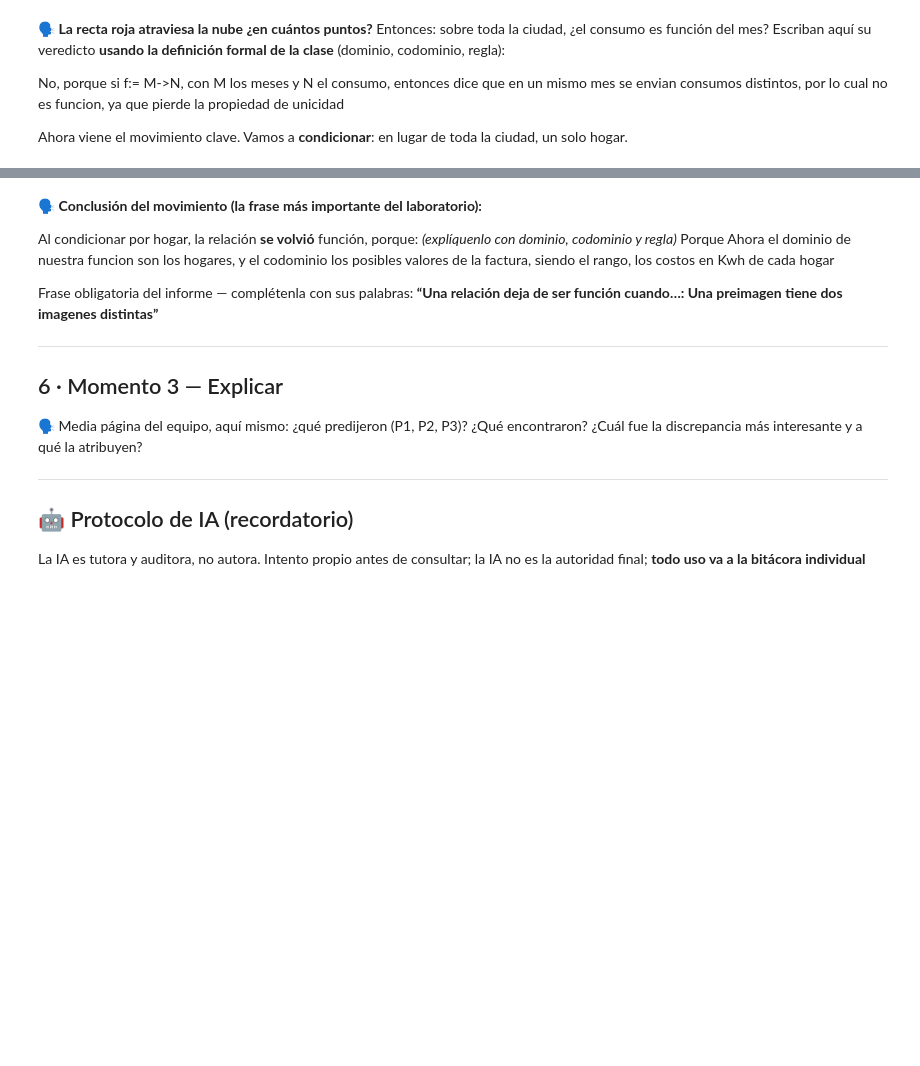
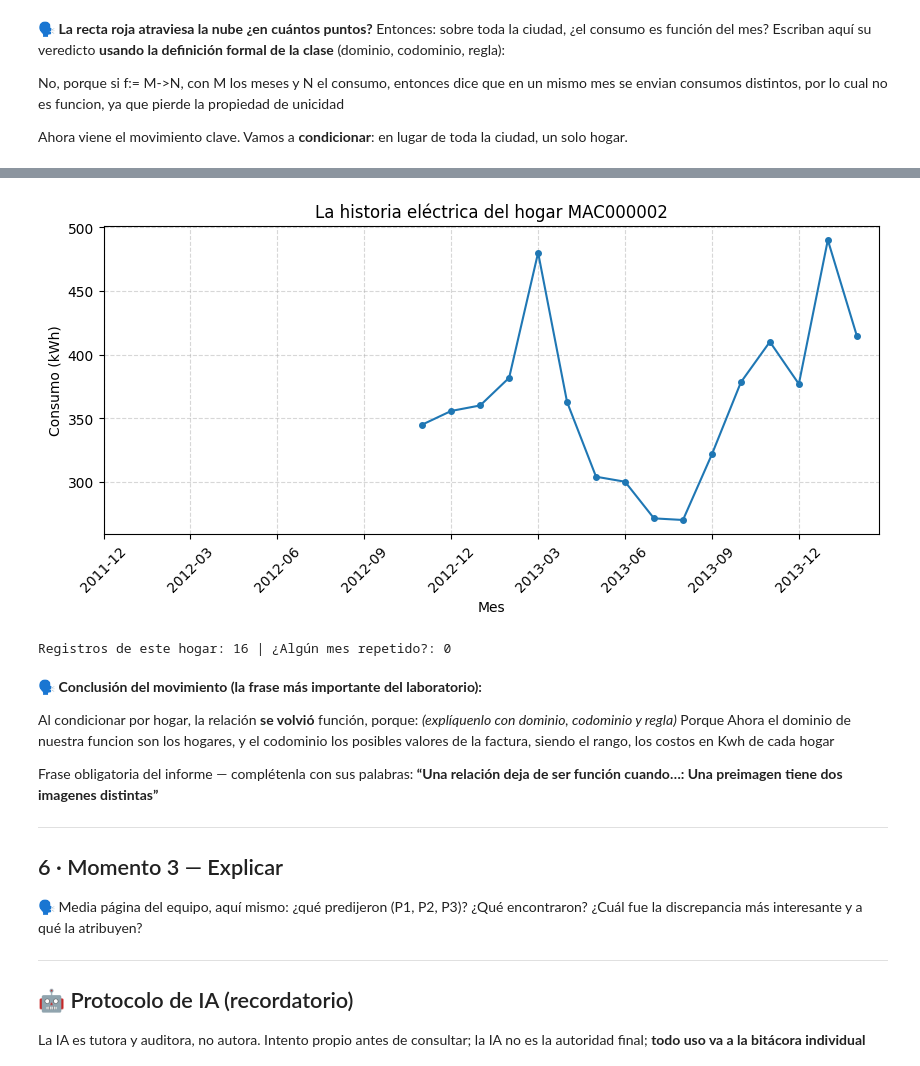
Before and after one commit to anordonezc/Lab-Calculo-D, a Jupyter notebook: L1_sesion1.ipynb, the cells around one changed output, grey strips where cells are left out. Saved outputs shown, nothing was run; the diff lists cells and outputs as text; code cells hidden in the pictures; blank space fills up the shorter version.

```diff
--- a/L1_sesion1.ipynb
+++ b/L1_sesion1.ipynb
@@ -230,3 +234,30 @@ NameError: name 'df' is not defined
+# %%
+# ✏️ Ejercicio 4 — Un solo hogar.
+# Elijan un código de hogar (mírenlos con df["hogar"].unique()[:10]) y grafiquen SU serie:
+# mes en el eje x, kwh en el eje y. ¹Cuántos puntos atraviesa ahora una recta vertical?
+
+# Corregido: Asignamos el código del hogar como un string directamente
+hogar_elegido = "MAC000002"
+serie = df[df["hogar"] == hogar_elegido].sort_values("mes")
+
+# Aseguramos que 'meses' y 'pos' estén definidos para evitar el NameError
+meses = sorted(df["mes"].unique())
+pos = {m: i for i, m in enumerate(meses)}
+
+plt.figure(figsize=(10, 4))
+plt.plot(serie["mes"].map(pos), serie["kwh"], marker="o", markersize=4)
+plt.xticks(range(0, len(meses), 3), meses[::3], rotation=45)
+plt.xlabel("Mes")
+plt.ylabel("Consumo (kWh)")
+plt.title(f"La historia eléctrica del hogar {hogar_elegido}")
+plt.grid(True, linestyle="--", alpha=0.5)
+plt.show()
+
+print("Registros de este hogar:", len(serie),
+      "| ¿Algún mes repetido?:", serie["mes"].duplicated().sum())
+# %% [output]
+[figure, added]
+Registros de este hogar: 16 | ¿Algún mes repetido?: 0
 # %% [markdown]
 🗣️ **Conclusión del movimiento (la frase más importante del laboratorio):**
 
```
Also changed, not shown: parts of 2 cells of this notebook.
